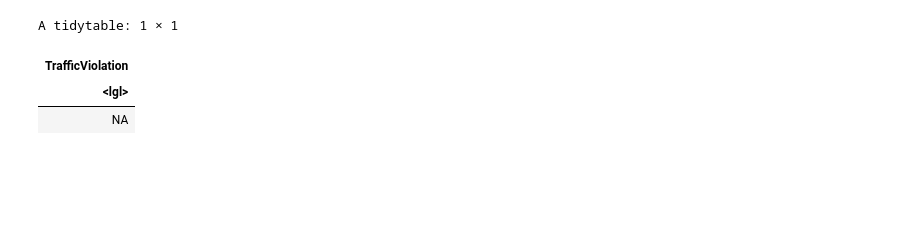
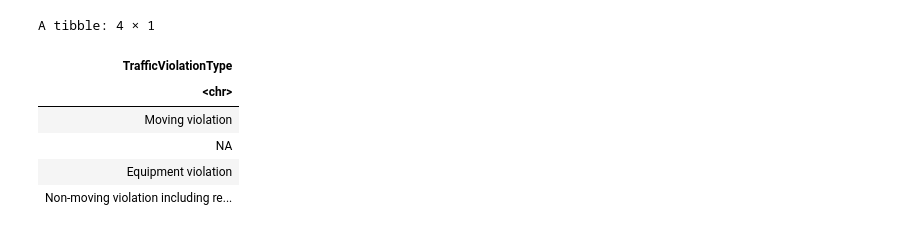
Before and after one commit to UCB-stat159-f26/final-project-team-27, a Jupyter notebook: scripts/stop_data_processing.ipynb, the cells around one changed output. Cells and saved outputs as stored; diff of their text form; code cells hidden in the pictures; blank space fills up the shorter version.

```diff
--- a/scripts/stop_data_processing.ipynb
+++ b/scripts/stop_data_processing.ipynb
@@ -49,14 +50,18 @@ lgl  (1): GenderNonconforming
 # %%
 df_new |>
 #   mutate(StopDate = mdy(StopDate)) |>
 #   summarise(min_date = min(StopDate), max_date = max(StopDate))
-  distinct(TrafficViolation)
+  distinct(TrafficViolationType)
+  # filter(!(is.na(VerbalWarningOffense))) |> select(VerbalWarningOffense)
 #   # filter(is.na(Longitude)) # because these are so few we could just exclude from the analysis for ease of analysis
 # %% [output]
-A tidytable: 1 × 1
+A tibble: 4 × 1
-| TrafficViolation |
-| <lgl> |
+| TrafficViolationType |
+| <chr> |
+| Moving violation |
 | NA |
+| Equipment violation |
+| Non-moving violation including re... |
 # %%
 split_column = function(df, col){
     df |>
```
Also changed, not shown: parts of 10 cells of this notebook, 1 other file.
